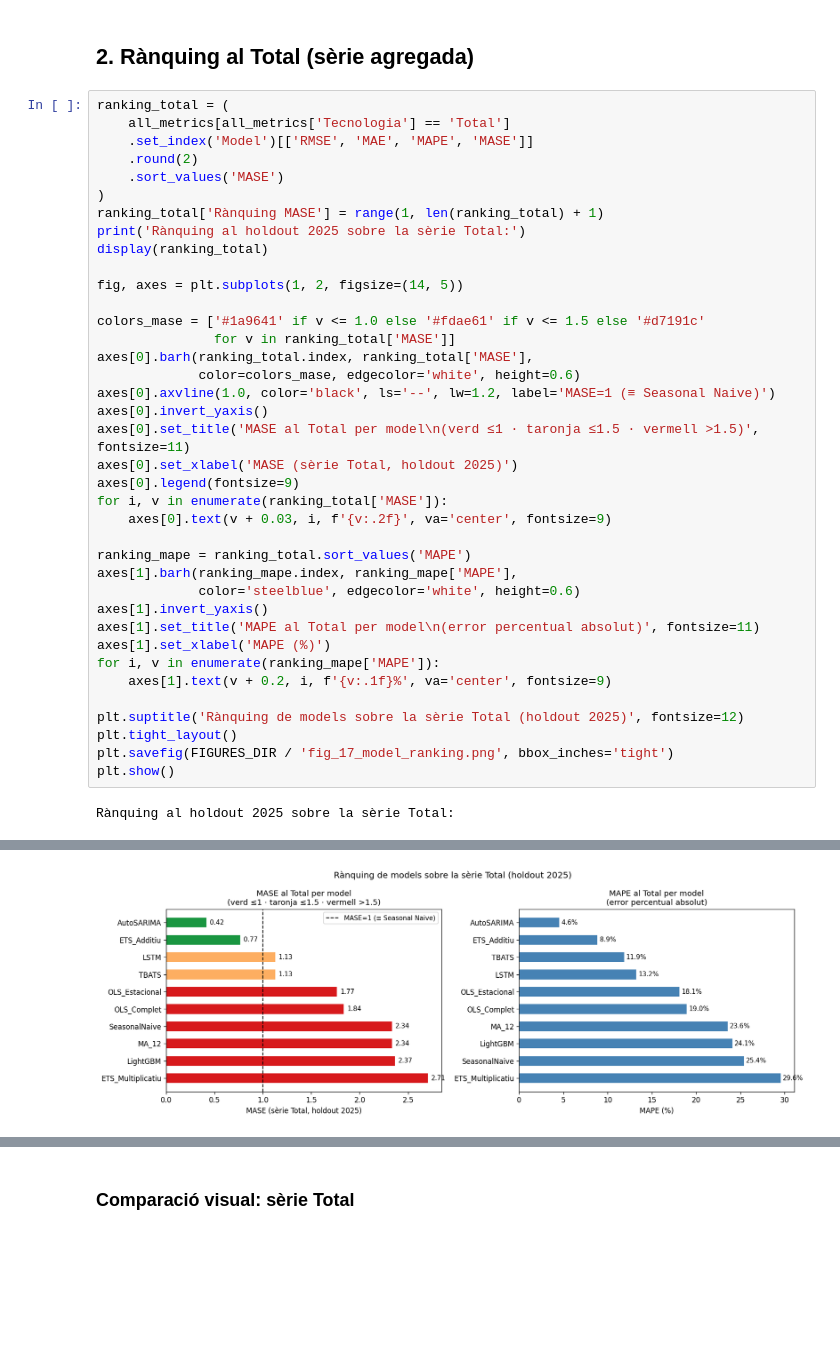
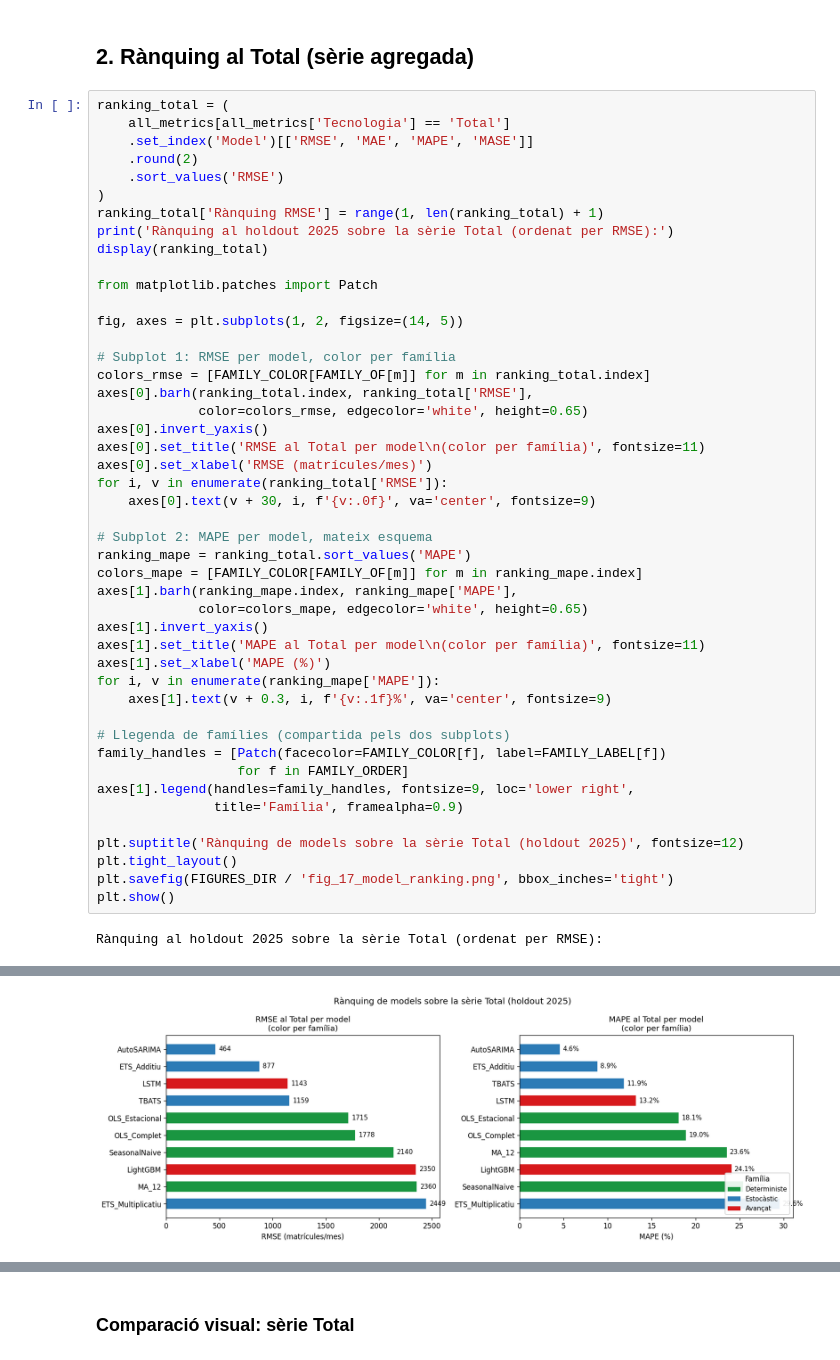
Before and after one commit to C0SBEL/projecte-forecasting, a Jupyter notebook: notebooks/evaluation.ipynb, the cells around one changed output, grey strips where cells are left out. Cells and saved outputs as stored; diff of their text form; blank space fills up the shorter version.

```diff
--- a/notebooks/evaluation.ipynb
+++ b/notebooks/evaluation.ipynb
@@ -57,38 +100,46 @@ ranking_total = (
     all_metrics[all_metrics['Tecnologia'] == 'Total']
     .set_index('Model')[['RMSE', 'MAE', 'MAPE', 'MASE']]
     .round(2)
-    .sort_values('MASE')
+    .sort_values('RMSE')
 )
-ranking_total['Rànquing MASE'] = range(1, len(ranking_total) + 1)
-print('Rànquing al holdout 2025 sobre la sèrie Total:')
+ranking_total['Rànquing RMSE'] = range(1, len(ranking_total) + 1)
+print('Rànquing al holdout 2025 sobre la sèrie Total (ordenat per RMSE):')
 display(ranking_total)
+
+from matplotlib.patches import Patch
 
 fig, axes = plt.subplots(1, 2, figsize=(14, 5))
 
-colors_mase = ['#1a9641' if v <= 1.0 else '#fdae61' if v <= 1.5 else '#d7191c'
-               for v in ranking_total['MASE']]
-axes[0].barh(ranking_total.index, ranking_total['MASE'],
-             color=colors_mase, edgecolor='white', height=0.6)
-axes[0].axvline(1.0, color='black', ls='--', lw=1.2, label='MASE=1 (≡ Seasonal Naive)')
+# Subplot 1: RMSE per model, color per família
+colors_rmse = [FAMILY_COLOR[FAMILY_OF[m]] for m in ranking_total.index]
+axes[0].barh(ranking_total.index, ranking_total['RMSE'],
+             color=colors_rmse, edgecolor='white', height=0.65)
 axes[0].invert_yaxis()
-axes[0].set_title('MASE al Total per model\n(verd ≤1 · taronja ≤1.5 · vermell >1.5)', fontsize=11)
-axes[0].set_xlabel('MASE (sèrie Total, holdout 2025)')
-axes[0].legend(fontsize=9)
-for i, v in enumerate(ranking_total['MASE']):
-    axes[0].text(v + 0.03, i, f'{v:.2f}', va='center', fontsize=9)
+axes[0].set_title('RMSE al Total per model\n(color per família)', fontsize=11)
+axes[0].set_xlabel('RMSE (matrícules/mes)')
+for i, v in enumerate(ranking_total['RMSE']):
+    axes[0].text(v + 30, i, f'{v:.0f}', va='center', fontsize=9)
 
+# Subplot 2: MAPE per model, mateix esquema
 ranking_mape = ranking_total.sort_values('MAPE')
+colors_mape = [FAMILY_COLOR[FAMILY_OF[m]] for m in ranking_mape.index]
 axes[1].barh(ranking_mape.index, ranking_mape['MAPE'],
-             color='steelblue', edgecolor='white', height=0.6)
+             color=colors_mape, edgecolor='white', height=0.65)
 axes[1].invert_yaxis()
-axes[1].set_title('MAPE al Total per model\n(error percentual absolut)', fontsize=11)
+axes[1].set_title('MAPE al Total per model\n(color per família)', fontsize=11)
 axes[1].set_xlabel('MAPE (%)')
 for i, v in enumerate(ranking_mape['MAPE']):
-    axes[1].text(v + 0.2, i, f'{v:.1f}%', va='center', fontsize=9)
+    axes[1].text(v + 0.3, i, f'{v:.1f}%', va='center', fontsize=9)
+
+# Llegenda de famílies (compartida pels dos subplots)
+family_handles = [Patch(facecolor=FAMILY_COLOR[f], label=FAMILY_LABEL[f])
+                  for f in FAMILY_ORDER]
+axes[1].legend(handles=family_handles, fontsize=9, loc='lower right',
+               title='Família', framealpha=0.9)
 
 plt.suptitle('Rànquing de models sobre la sèrie Total (holdout 2025)', fontsize=12)
 plt.tight_layout()
 plt.savefig(FIGURES_DIR / 'fig_17_model_ranking.png', bbox_inches='tight')
 plt.show()
 # %% [output]
-Rànquing al holdout 2025 sobre la sèrie Total:
+Rànquing al holdout 2025 sobre la sèrie Total (ordenat per RMSE):
@@ -106,5 +157,5 @@ Rànquing al holdout 2025 sobre la sèrie Total:
 | ETS_Multiplicatiu | 2448.58 | 2353.55 | 29.59 | 2.71 | 10 |
-[figure, old version]
+[figure, new version]
 # %% [markdown]
 ### Interpretació del rànquing al Total
 
```
Also changed, not shown: parts of 16 cells of this notebook, 41 other files.
